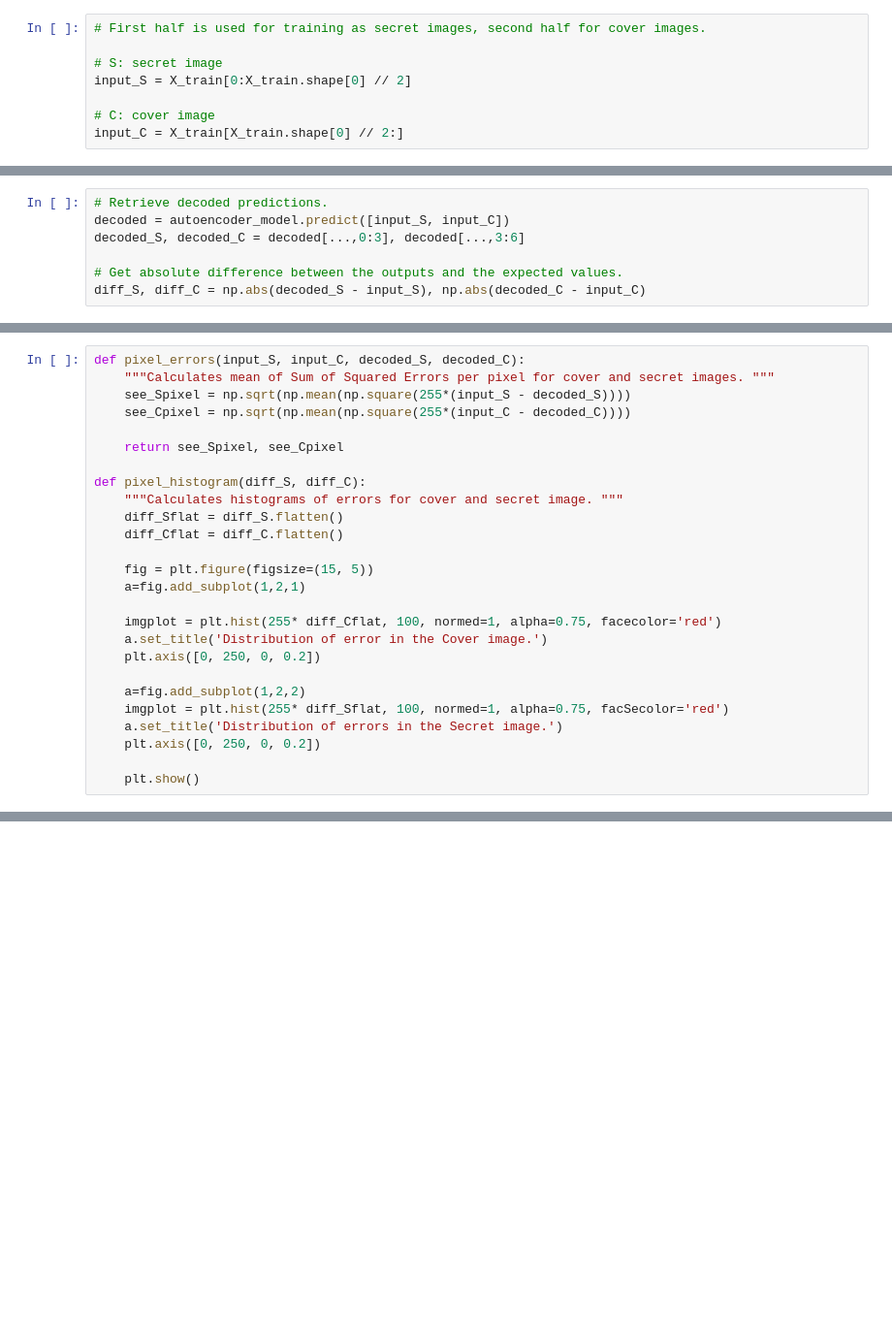
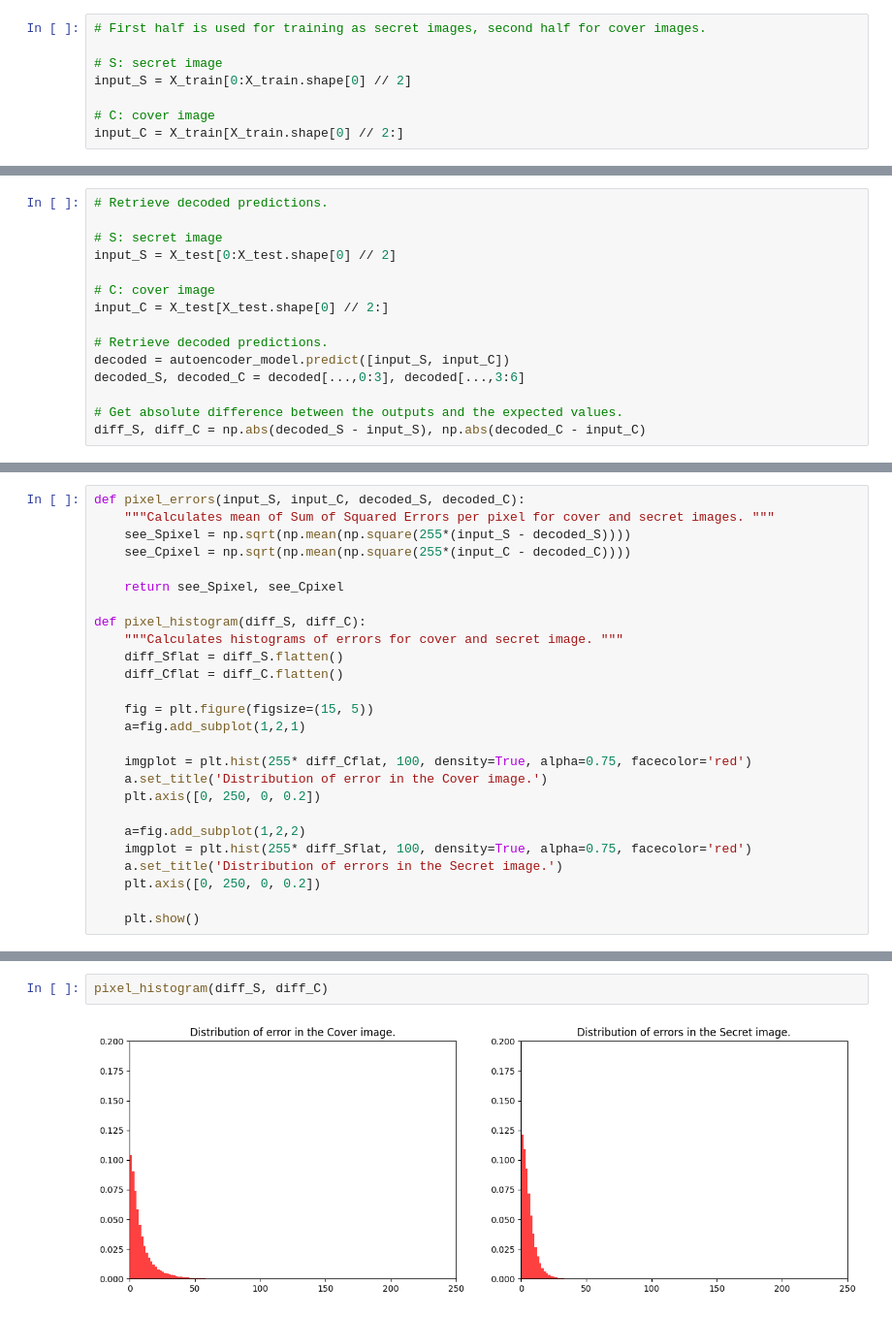
Before and after one commit to sawesky/Deep-Stegano, a Jupyter notebook: Diplomski.ipynb, the cells around one changed output, grey strips where cells are left out. Shown at 97% size. Drawn from its saved outputs; the diff is of its cells as text; blank space fills up the shorter version.

```diff
--- a/Diplomski.ipynb
+++ b/Diplomski.ipynb
@@ -290,4 +287,12 @@ plt.show()
 # %%
+# Retrieve decoded predictions.
+
+# S: secret image
+input_S = X_test[0:X_test.shape[0] // 2]
+
+# C: cover image
+input_C = X_test[X_test.shape[0] // 2:]
+
 # Retrieve decoded predictions.
 decoded = autoencoder_model.predict([input_S, input_C])
 decoded_S, decoded_C = decoded[...,0:3], decoded[...,3:6]
@@ -312,12 +317,12 @@ def pixel_histogram(diff_S, diff_C):
     fig = plt.figure(figsize=(15, 5))
     a=fig.add_subplot(1,2,1)
 
-    imgplot = plt.hist(255* diff_Cflat, 100, normed=1, alpha=0.75, facecolor='red')
+    imgplot = plt.hist(255* diff_Cflat, 100, density=True, alpha=0.75, facecolor='red')
     a.set_title('Distribution of error in the Cover image.')
     plt.axis([0, 250, 0, 0.2])
 
     a=fig.add_subplot(1,2,2)
-    imgplot = plt.hist(255* diff_Sflat, 100, normed=1, alpha=0.75, facSecolor='red')
+    imgplot = plt.hist(255* diff_Sflat, 100, density=True, alpha=0.75, facecolor='red')
     a.set_title('Distribution of errors in the Secret image.')
     plt.axis([0, 250, 0, 0.2])
 
@@ -331,3 +339,7 @@ print ("C error per pixel [0, 255]:", C_error)
+# %%
+pixel_histogram(diff_S, diff_C)
+# %% [output]
+[figure, added]
 # %%
 # Configs for results display
 
```
Also changed, not shown: parts of 20 cells of this notebook.
